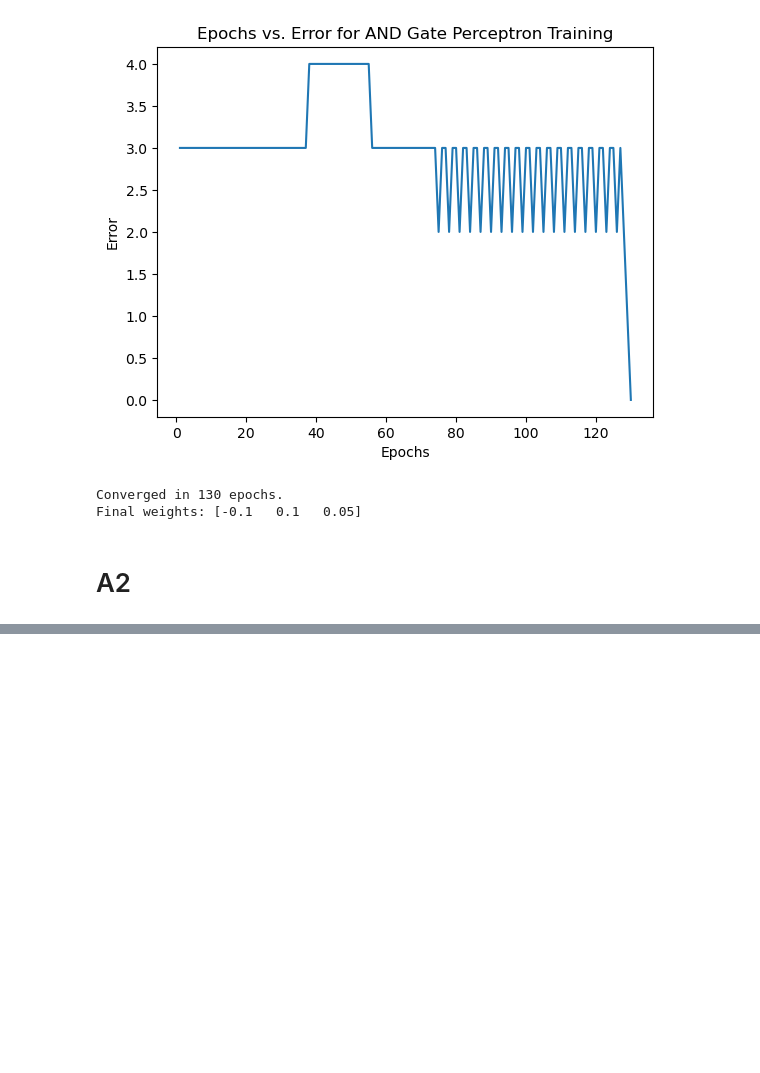
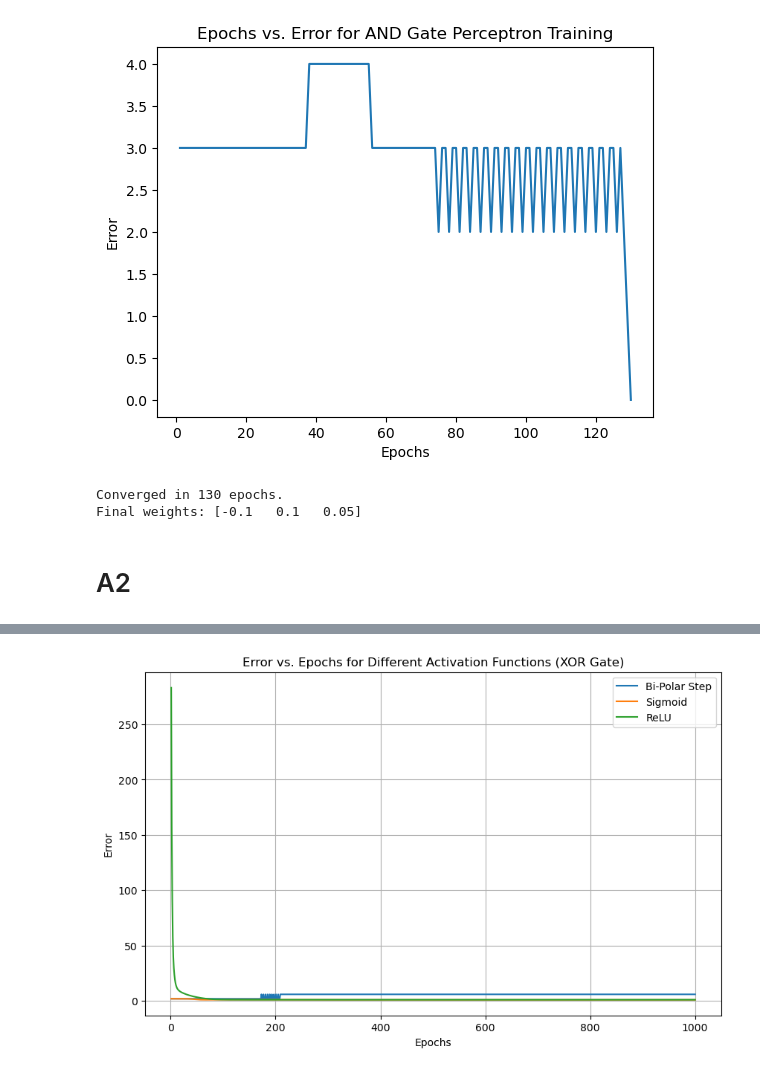
Before and after one commit to Sanjana23chowdary/lab5, a Jupyter notebook: ml lab5_cse21131.ipynb, the cells around one changed output, grey strips where cells are left out. Drawn from its saved outputs; the diff is of its cells as text; code cells hidden in the pictures; blank space fills up the shorter version.

```diff
--- a/ml lab5_cse21131.ipynb
+++ b/ml lab5_cse21131.ipynb
@@ -171,0 +230,89 @@ Final weights: [-0.92774472  0.95116001  0.94981086]
+# %%
+import numpy as np
+import matplotlib.pyplot as plt
+
+# Activation functions
+def step_function(x):
+    return 1 if x > 0 else 0
+
+def bipolar_step_function(x):
+    return 1 if x > 0 else -1
+
+def sigmoid_function(x):
+    return 1 / (1 + np.exp(-x))
+
+def relu_function(x):
+    return max(0, x)
+
+# Initialize weights and bias
+W0, W1, W2 = 10, 0.2, -0.75
+learning_rate = 0.05
+epochs = 1000
+convergence_error = 0.002
+
+# XOR gate training data
+X = np.array([[0, 0], [0, 1], [1, 0], [1, 1]])
+y = np.array([0, 1, 1, 0])
+
+# Activation functions to test
+activation_functions = [bipolar_step_function, sigmoid_function, relu_function]
+activation_names = ["Bi-Polar Step", "Sigmoid", "ReLU"]
+
+# Initialize dictionaries to store the number of iterations for each activation function and the error values
+iterations_dict = {name: [] for name in activation_names}
+error_dict = {name: [] for name in activation_names}
+
+# Repeat the experiment for each activation function
+for activation, activation_name in zip(activation_functions, activation_names):
+    # Reset weights for each activation function
+    W0, W1, W2 = 10, 0.2, -0.75
+
+    print(f"Training with {activation_name} Activation Function:")
+    error_list = []
+    for epoch in range(epochs):
+        total_error = 0
+        for i in range(len(X)):
+            # Calculate the weighted sum of inputs
+            weighted_sum = W0 + W1 * X[i, 0] + W2 * X[i, 1]
+
+            # Compute the output using the specified activation function
+            output = activation(weighted_sum)
+
+            # Calculate the error
+            error = y[i] - output
+
+            # Update weights and bias
+            W0 += learning_rate * error
+            W1 += learning_rate * error * X[i, 0]
+            W2 += learning_rate * error * X[i, 1]
+
+            total_error += error ** 2
+
+        # Check for convergence
+        if total_error <= convergence_error:
+            print(f"{activation_name}: Converged after {epoch + 1} epochs.")
+            iterations_dict[activation_name].append(epoch + 1)
+            break
+        error_list.append(total_error)
+
+    error_dict[activation_name] = error_list
+
+# Compare the number of iterations for convergence for each activation function
+for activation_name, iterations in iterations_dict.items():
+    if iterations:
+        print(f"{activation_name} took an average of {np.mean(iterations)} epochs to converge.")
+    else:
+        print(f"{activation_name} did not converge within the maximum {epochs} epochs.")
+
+# Plot the error values for each activation function
+plt.figure(figsize=(10, 6))
+for activation_name, error_list in error_dict.items():
+    plt.plot(range(1, len(error_list) + 1), error_list, label=activation_name)
+
+plt.xlabel('Epochs')
+plt.ylabel('Error')
+plt.title('Error vs. Epochs for Different Activation Functions (XOR Gate)')
+plt.legend()
+plt.grid()
+plt.show()
+# %% [output]
@@ -171,0 +325 @@ Final weights: [-0.92774472  0.95116001  0.94981086]
+[figure, added]
```
Also changed, not shown: parts of 24 cells of this notebook.
